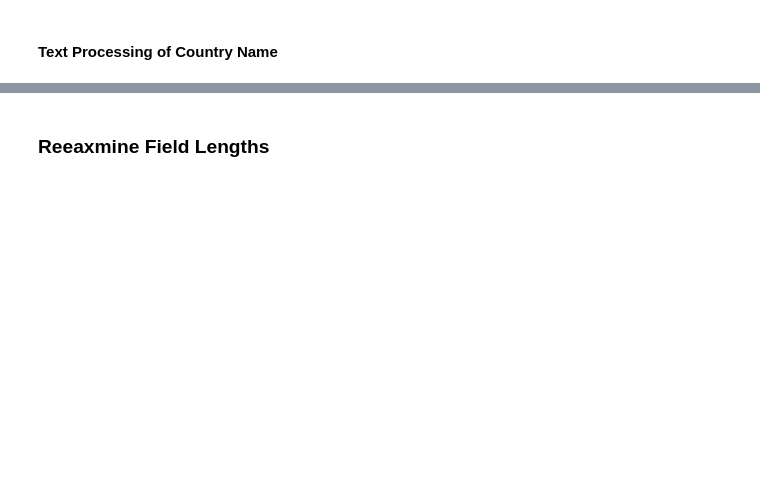
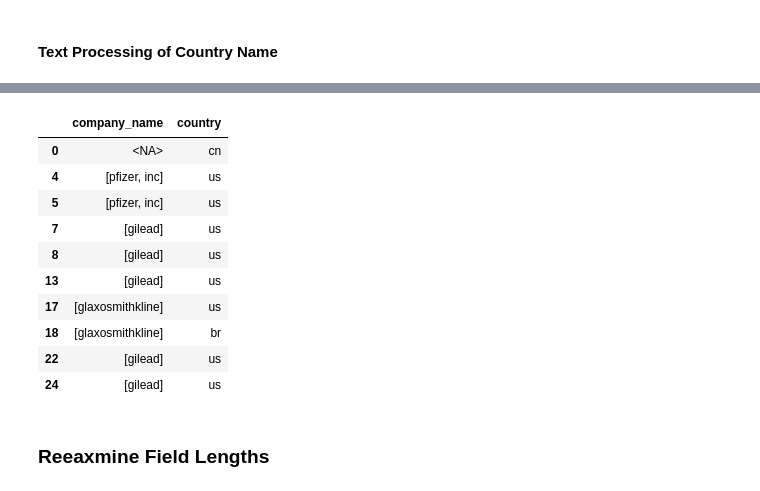
Before and after one commit to teamlunarlanding/Pharma-Drug-Surveillance, a Jupyter notebook: DataProcessing.ipynb, the cells around one changed output, grey strips where cells are left out. Cells and saved outputs as stored; diff of their text form; code cells hidden in the pictures; blank space fills up the shorter version.

```diff
--- a/DataProcessing.ipynb
+++ b/DataProcessing.ipynb
@@ -12,7 +12,7 @@ import numpy as np
 import xml.etree.ElementTree as ET
 import nltk
 import re
-pd.set_option('display.max_colwidth', None)
+#pd.set_option('display.max_colwidth', None)
 
 import pymysql as mysql
 import mysql.connector
@@ -1290,6 +1292,20 @@ events_table['country'].head(20)
 # %%
 # Drop Cryptic company information
 events_table.drop(['company'], axis = 1, inplace = True)
+# %%
+events_table[['company_name', 'country']].head(10)
+# %% [output]
+|  | company_name | country |
+| 0 | <NA> | cn |
+| 4 | [pfizer, inc] | us |
+| 5 | [pfizer, inc] | us |
+| 7 | [gilead] | us |
+| 8 | [gilead] | us |
+| 13 | [gilead] | us |
+| 17 | [glaxosmithkline] | us |
+| 18 | [glaxosmithkline] | br |
+| 22 | [gilead] | us |
+| 24 | [gilead] | us |
 # %% [markdown]
 ### Reeaxmine Field Lengths
 # %%
```
Also changed, not shown: parts of 24 cells of this notebook, 2 other files.
